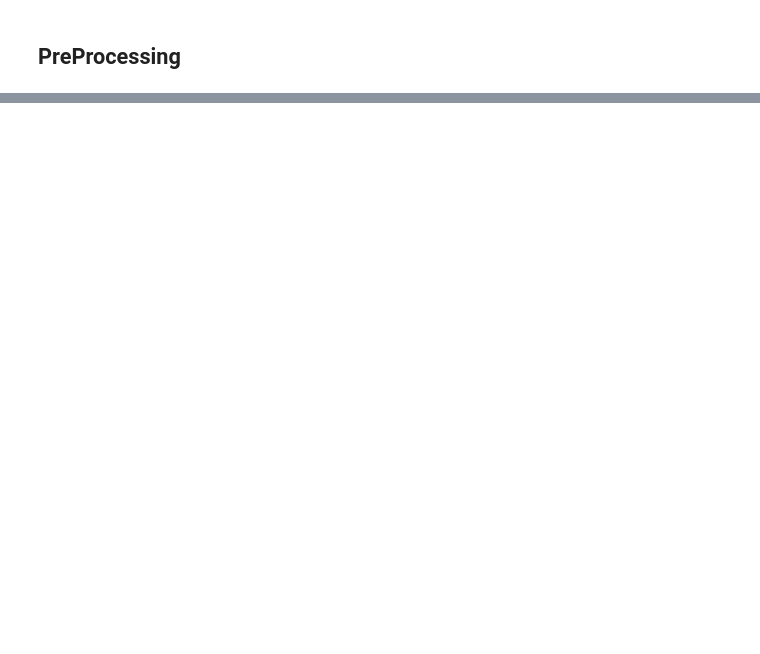
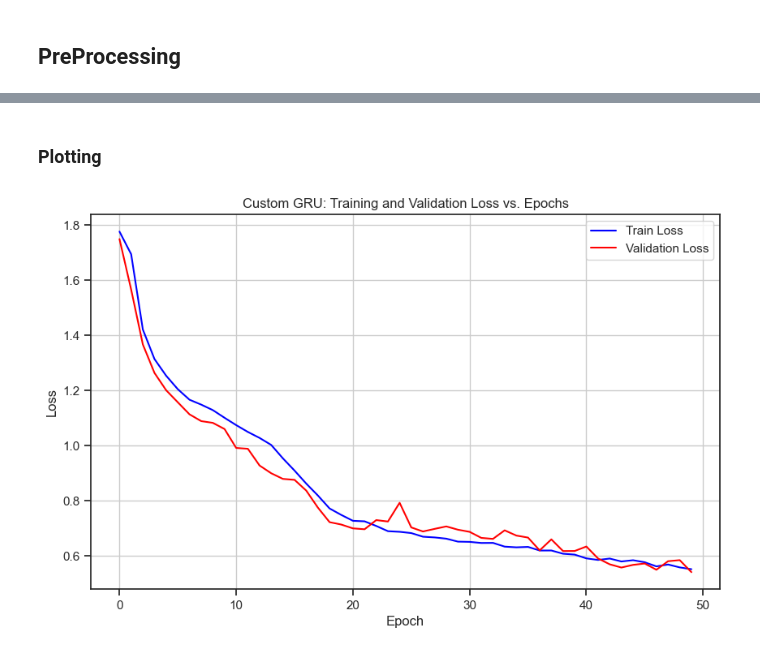
Before and after one commit to ShambaC/Deep-Learning-Lab-AI69202, a Jupyter notebook: Class 7/25AI92F02_Assignment7.ipynb, the cells around one changed output, grey strips where cells are left out. Cells and saved outputs as stored; diff of their text form; code cells hidden in the pictures; blank space fills up the shorter version.

```diff
--- a/Class 7/25AI92F02_Assignment7.ipynb
+++ b/Class 7/25AI92F02_Assignment7.ipynb
@@ -182,0 +186,30 @@ X_test_final_scaled = scaler.transform(X_test_final)
+# %%
+# Reshape the data: (N, 1152) -> (N, 9, 128) -> (N, 128, 9)
+X_train_res = X_train_final_scaled.reshape(-1, 9, 128).transpose(0, 2, 1)
+X_val_res = X_val_final_scaled.reshape(-1, 9, 128).transpose(0, 2, 1)
+X_test_res = X_test_final_scaled.reshape(-1, 9, 128).transpose(0, 2, 1)
+
+print("Reshaped X_train:", X_train_res.shape)
+print("Reshaped X_val:", X_val_res.shape)
+print("Reshaped X_test:", X_test_res.shape)
+
+# Convert to PyTorch tensors
+X_train_tensor = torch.tensor(X_train_res, dtype=torch.float32)
+y_train_tensor = torch.tensor(y_train_final.values.squeeze(), dtype=torch.long)
+
+X_val_tensor = torch.tensor(X_val_res, dtype=torch.float32)
+y_val_tensor = torch.tensor(y_val_final.values.squeeze(), dtype=torch.long)
+
+X_test_tensor = torch.tensor(X_test_res, dtype=torch.float32)
+y_test_tensor = torch.tensor(y_test_final.values.squeeze(), dtype=torch.long)
+
+# Create Datasets and DataLoaders
+batch_size = 64
+
+train_dataset = TensorDataset(X_train_tensor, y_train_tensor)
+val_dataset = TensorDataset(X_val_tensor, y_val_tensor)
+test_dataset = TensorDataset(X_test_tensor, y_test_tensor)
+
+train_loader = DataLoader(train_dataset, batch_size=batch_size, shuffle=True)
+val_loader = DataLoader(val_dataset, batch_size=batch_size, shuffle=False)
+test_loader = DataLoader(test_dataset, batch_size=batch_size, shuffle=False)
@@ -182,0 +367,14 @@ X_test_final_scaled = scaler.transform(X_test_final)
+# %% [markdown]
+### Plotting
+# %%
+plt.figure(figsize=(10,6))
+plt.plot(custom_train_losses, label='Train Loss', color='blue')
+plt.plot(custom_val_losses, label='Validation Loss', color='red')
+plt.xlabel('Epoch')
+plt.ylabel('Loss')
+plt.title('Custom GRU: Training and Validation Loss vs. Epochs')
+plt.legend()
+plt.grid()
+plt.show()
+# %% [output]
+[figure, added]
```
Also changed, not shown: parts of 18 cells of this notebook, 2 other files.
